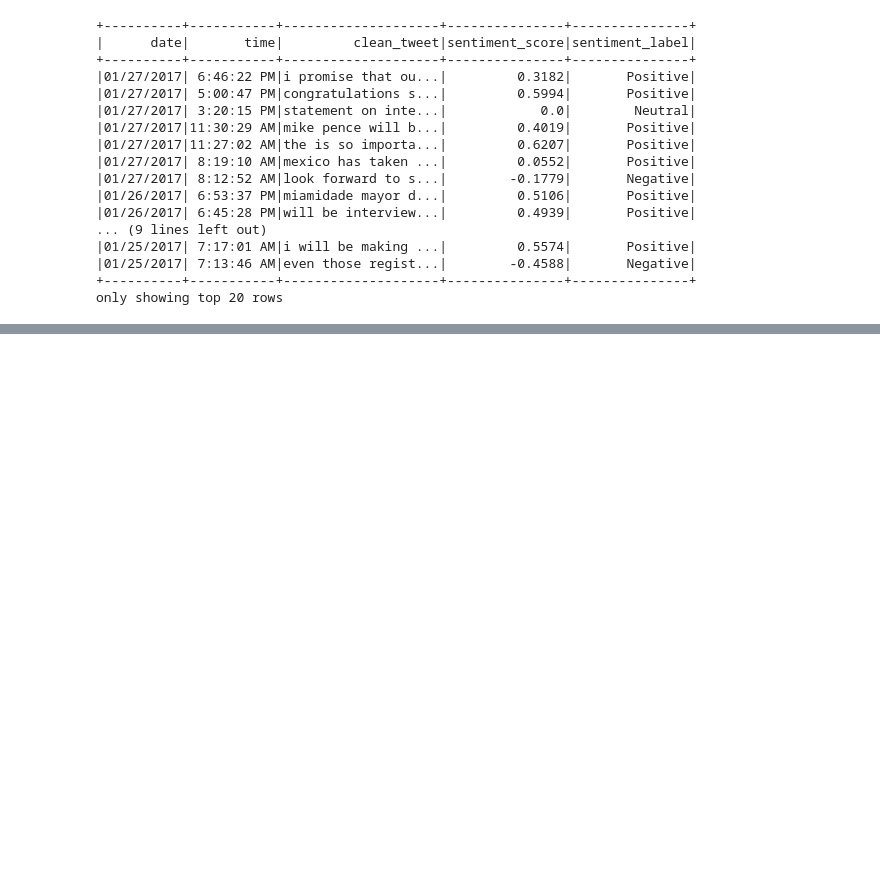
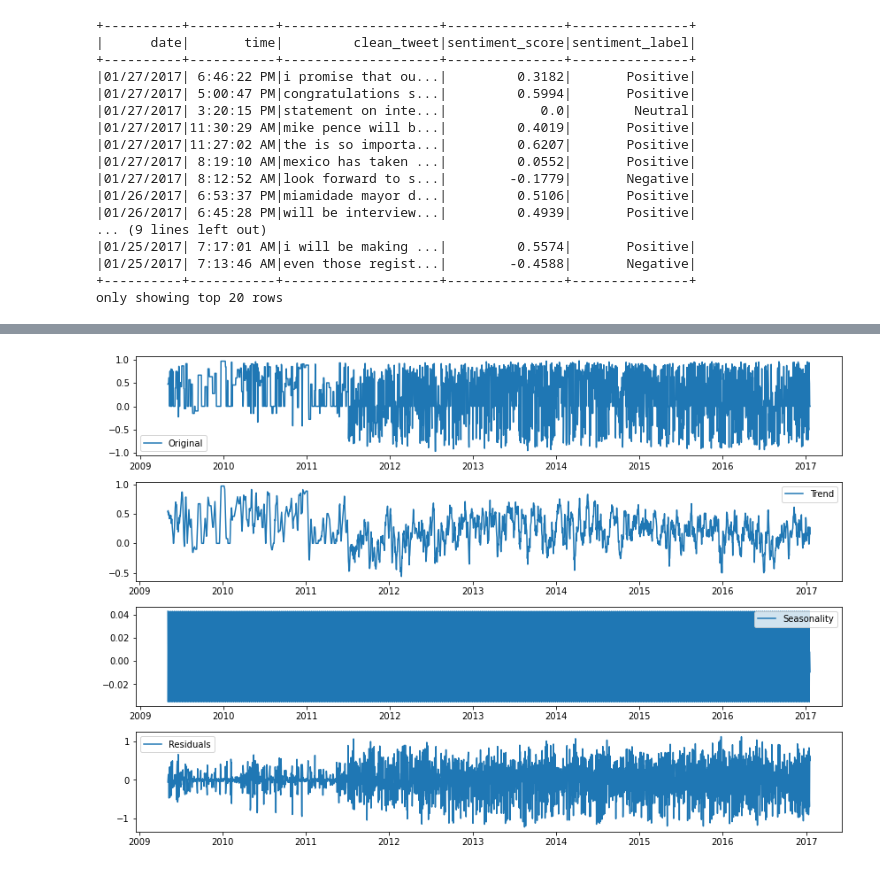
Before and after one commit to Zsolt79/MSC_2nd_Sem_CA2, a Jupyter notebook: Msc_integrated_CA2.ipynb, the cells around one changed output, grey strips where cells are left out. Cells and saved outputs as stored; diff of their text form; code cells hidden in the pictures; blank space fills up the shorter version.

```diff
--- a/Msc_integrated_CA2.ipynb
+++ b/Msc_integrated_CA2.ipynb
@@ -406,0 +501,11 @@ plt.show()
+# %%
+from cassandra.util import Date
+
+#Create a custom conversion function to handle the conversion of cassandra.util.Date objects
+def convert_date(date):
+    if isinstance(date, Date):
+        return pd.Timestamp(date.date())
+    return pd.NaT
+
+#Apply the custom conversion function to the 'date' column
+df['date'] = df['date'].apply(convert_date)
@@ -406,0 +522,74 @@ plt.show()
+# %%
+from statsmodels.tsa.seasonal import seasonal_decompose
+from statsmodels.tsa.arima.model import ARIMA
+from cassandra.util import Date
+
+
+
+# Set the 'date' column as the index
+#df.set_index('date', inplace=True)
+
+# Perform time-series forecasting
+
+# Extract the 'sentiment_score' column as the time series data
+time_series_data = df['sentiment_score']
+
+# Remove duplicate index values
+time_series_data = time_series_data[~time_series_data.index.duplicated(keep='first')]
+
+# Create a new daily date range
+date_range = pd.date_range(start=time_series_data.index.min(), end=time_series_data.index.max(), freq='D')
+
+# Reindex the time series data with the new date range
+time_series_data = time_series_data.reindex(date_range)
+
+# Handle missing values in the training data
+train_data = time_series_data[:-7]  # Use all data except the last 7 days for training
+train_data = train_data.fillna(method='ffill')  # Forward fill missing values
+
+# Split the data into train and test sets
+test_data = time_series_data[-7:]  # Use the last 7 days for testing
+
+# Perform time series decomposition
+decomposition = seasonal_decompose(train_data, model='additive')
+trend = decomposition.trend
+seasonal = decomposition.seasonal
+residual = decomposition.resid
+
+# Plot the decomposition components
+plt.figure(figsize=(12, 8))
+plt.subplot(411)
+plt.plot(train_data, label='Original')
+plt.legend(loc='best')
+plt.subplot(412)
+plt.plot(trend, label='Trend')
+plt.legend(loc='best')
+plt.subplot(413)
+plt.plot(seasonal, label='Seasonality')
+plt.legend(loc='best')
+plt.subplot(414)
+plt.plot(residual, label='Residuals')
+plt.legend(loc='best')
+plt.tight_layout()
+plt.show()
+
+# Perform ARIMA modeling and forecasting
+model = ARIMA(train_data, order=(1, 0, 0))  # Adjust the order based on your data
+model_fit = model.fit()
+forecast = model_fit.forecast(steps=7)  # Forecast for the next 7 days
+
+# Print the forecasts
+print(forecast)
+
+# Plot the actual and forecasted values
+plt.figure(figsize=(12, 6))
+plt.plot(train_data.index, train_data, label='Actual')
+plt.plot(test_data.index, test_data, label='Actual (Test Data)')
+plt.plot(test_data.index, forecast, label='Forecast')
+plt.legend(loc='best')
+plt.title('Time Series Forecasting')
+plt.xlabel('Date')
+plt.ylabel('Sentiment Score')
+plt.show()
+# %% [output]
+[figure, added]
```
Also changed, not shown: parts of 18 cells of this notebook.
